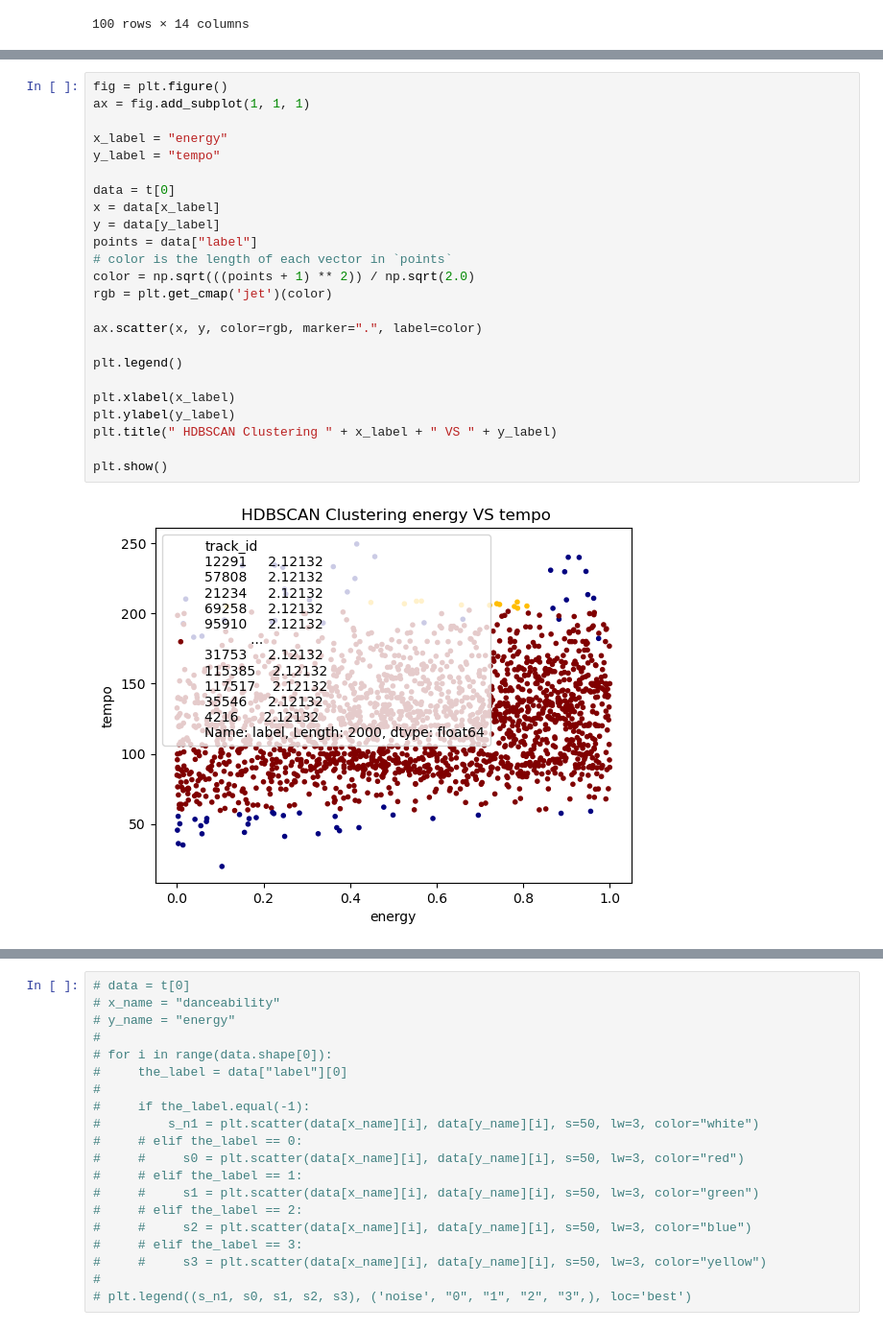
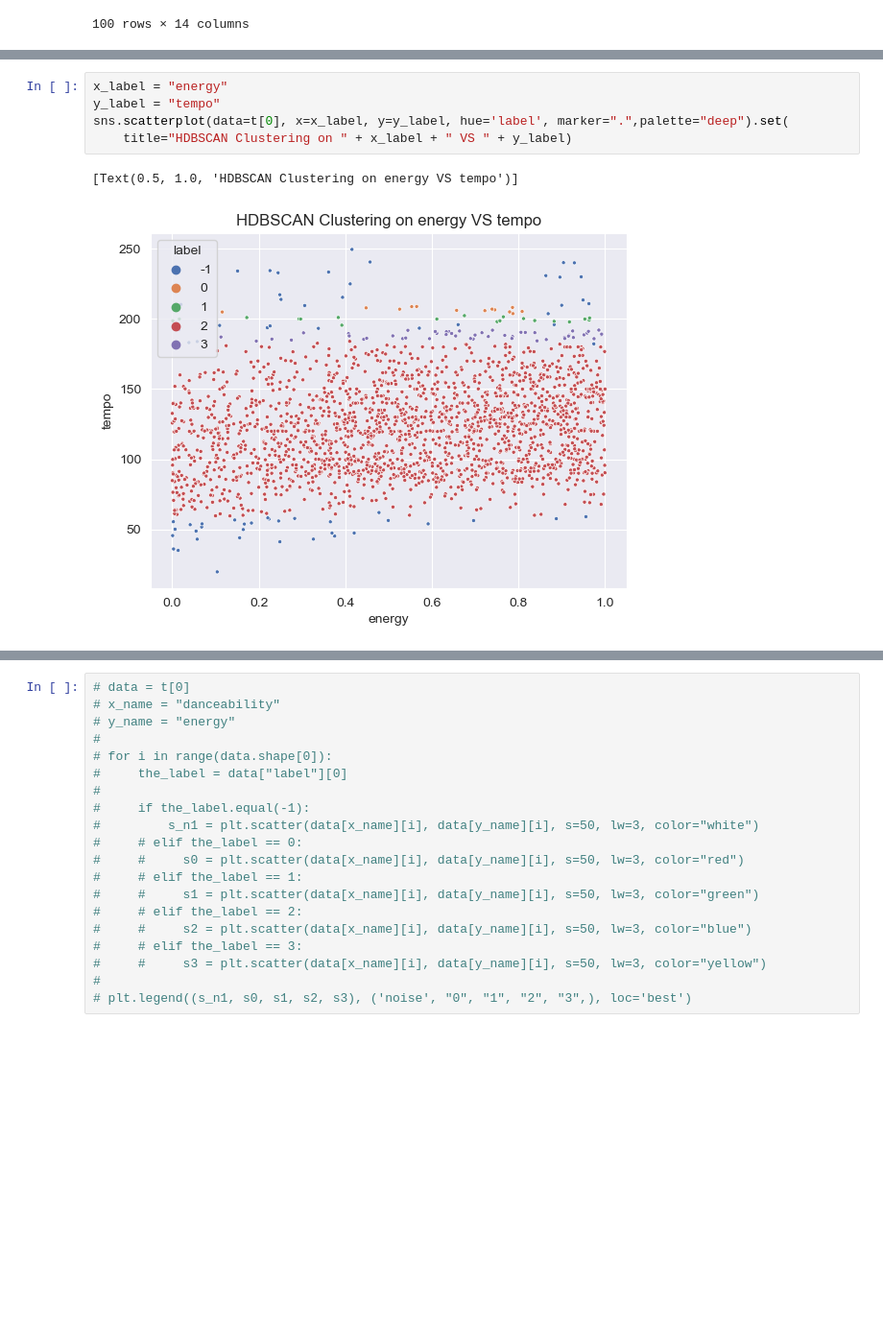
Before and after one commit to EnshenZhu/CIS6020_AI_Project, a Jupyter notebook: Unsupervised/hdbscan/hdbscan_someTest.ipynb, the cells around one changed output, grey strips where cells are left out. Shown at 96% size. Drawn from its saved outputs; the diff is of its cells as text; blank space fills up the shorter version.

Commit message:
replace the scatter plot with the seaborn build in

```diff
--- a/Unsupervised/hdbscan/hdbscan_someTest.ipynb
+++ b/Unsupervised/hdbscan/hdbscan_someTest.ipynb
@@ -184,26 +160,8 @@ plt.show()
-# %%
-fig = plt.figure()
-ax = fig.add_subplot(1, 1, 1)
-
-x_label = "energy"
-y_label = "tempo"
-
-data = t[0]
-x = data[x_label]
-y = data[y_label]
-points = data["label"]
-# color is the length of each vector in `points`
-color = np.sqrt(((points + 1) ** 2)) / np.sqrt(2.0)
-rgb = plt.get_cmap('jet')(color)
-
-ax.scatter(x, y, color=rgb, marker=".", label=color)
-
-plt.legend()
-
-plt.xlabel(x_label)
-plt.ylabel(y_label)
-plt.title(" HDBSCAN Clustering " + x_label + " VS " + y_label)
-
-plt.show()
-# %% [output]
-[figure, removed]
+# %%
+x_label = "energy"
+y_label = "tempo"
+sns.scatterplot(data=t[0], x=x_label, y=y_label, hue='label', marker=".",palette="deep").set(
+    title="HDBSCAN Clustering on " + x_label + " VS " + y_label)
+# %% [output]
+[Text(0.5, 1.0, 'HDBSCAN Clustering on energy VS tempo')]
+[figure, added]
```
Also changed, not shown: parts of 3 cells of this notebook.
